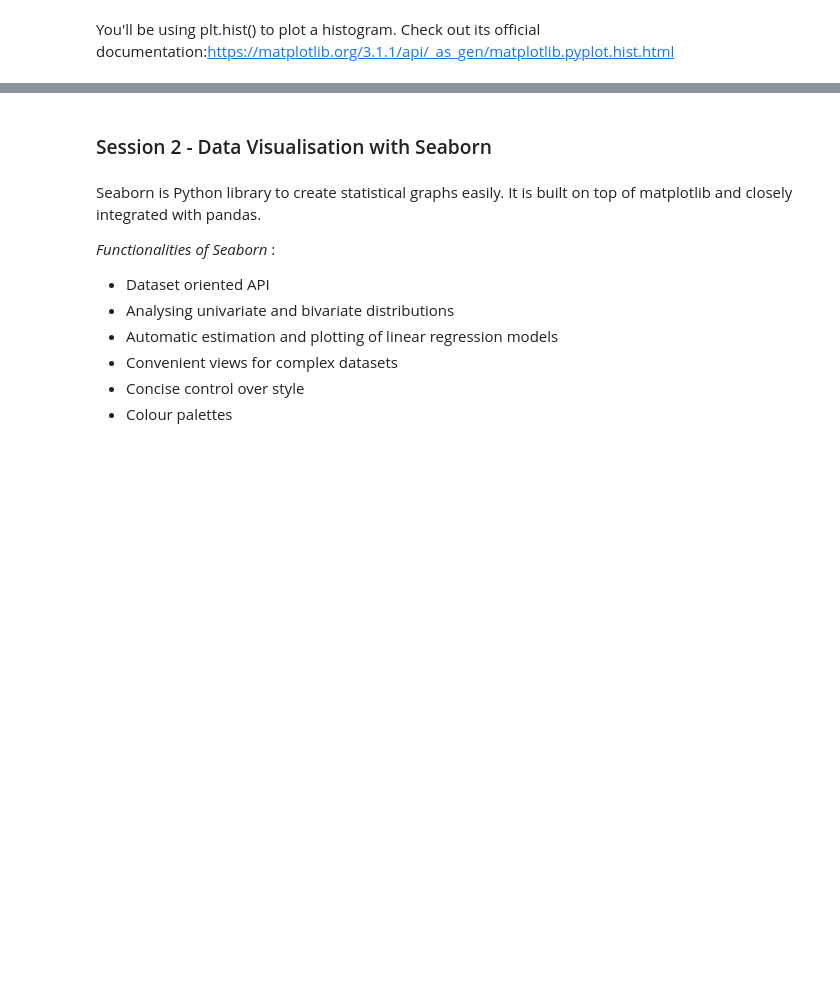
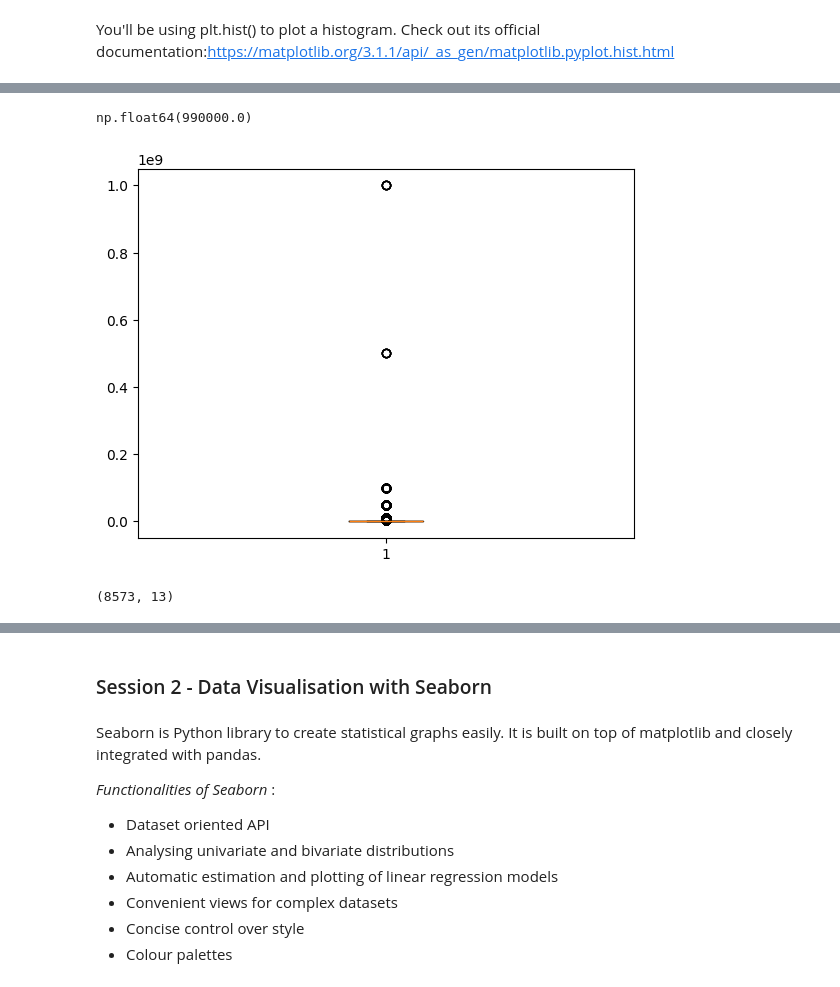
Before and after one commit to AsifVirani5/Project-Matplotlib-Seaborn-DataVisualization, a Jupyter notebook: Case Study-Google Ratings Data Analysis using Pandas and Matplotlib/Case Study-Data Visualisation of Google Apps Rating in Python.ipynb, the cells around one changed output, grey strips where cells are left out. Saved outputs shown, nothing was run; the diff lists cells and outputs as text; code cells hidden in the pictures; blank space fills up the shorter version.

```diff
--- a/Case Study-Google Ratings Data Analysis using Pandas and Matplotlib/Case Study-Data Visualisation of Google Apps Rating in Python.ipynb
+++ b/Case Study-Google Ratings Data Analysis using Pandas and Matplotlib/Case Study-Data Visualisation of Google Apps Rating in Python.ipynb
@@ -604,6 +647,22 @@ You'll be using plt.hist() to plot a histogram. Check out its official documenta
 # %%
 #Question - Create a box plot for the Installs column and report back the IQR
+
+plt.boxplot(inp1["Installs"])
+
+Q1 = inp1["Installs"].quantile(0.25)
+Q3 = inp1["Installs"].quantile(0.75)
+IQR = Q3 - Q1
+
+IQR
+# %% [output]
+np.float64(990000.0)
+[figure, added]
 # %%
 #Question - CLean the Installs by removing all the apps having more than or equal to 100 million installs
+
+inp1 = inp1[inp1["Installs"] <= 100000000]
+inp1.shape
+# %% [output]
+(8573, 13)
 # %%
 #Plot a histogram for Size as well.
```
Also changed, not shown: parts of 8 cells of this notebook.
